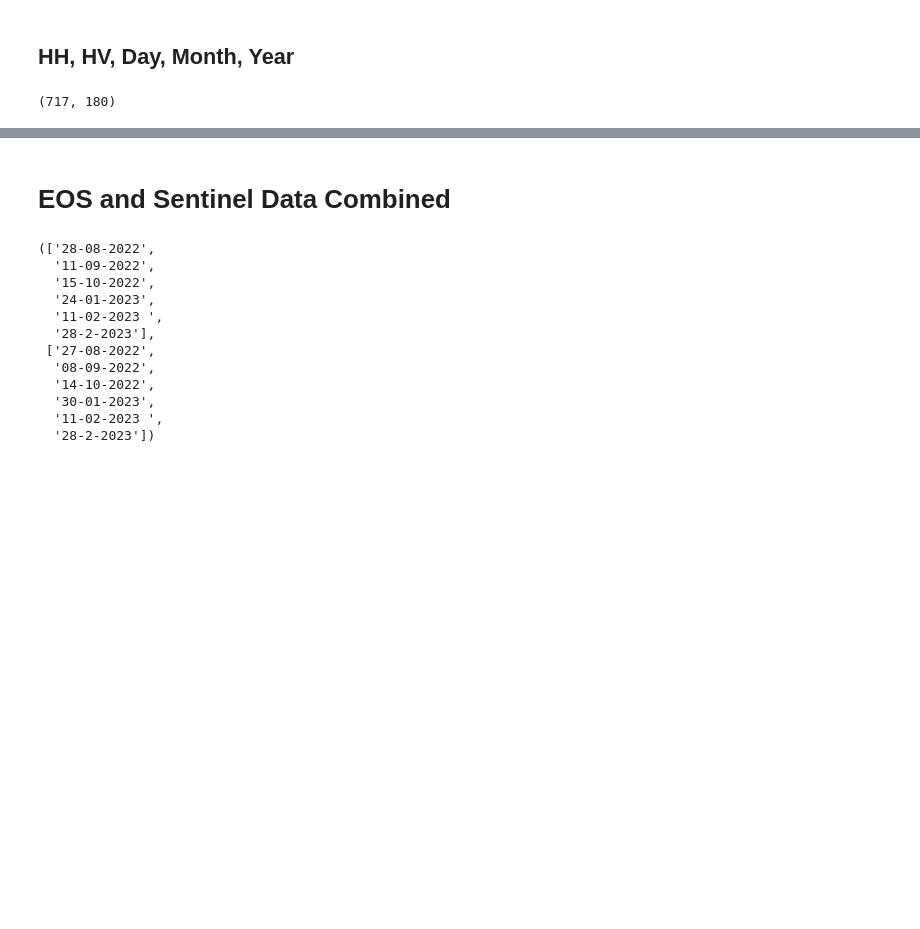
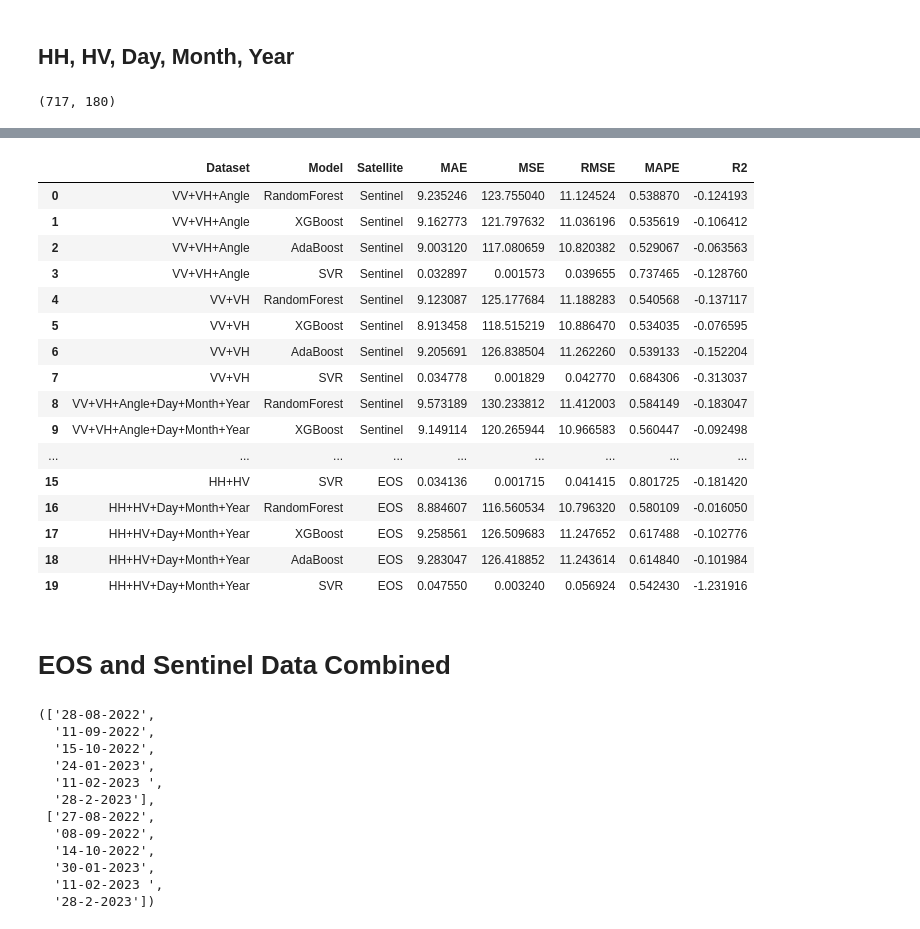
Before and after one commit to kshipra-jadav/major-2-experiments, a Jupyter notebook: code/classical_ml_new.ipynb, the cells around one changed output, grey strips where cells are left out. Drawn from its saved outputs; the diff is of its cells as text; code cells hidden in the pictures; blank space fills up the shorter version.

Commit message:
refactor metrics added mean percentage error

```diff
--- a/code/classical_ml_new.ipynb
+++ b/code/classical_ml_new.ipynb
@@ -34,7 +34,7 @@ eos.sheet_names, sentinel.sheet_names
 # One Big Class For Experiments
 # %%
 from sklearn.model_selection import GridSearchCV
-from sklearn.metrics import root_mean_squared_error, mean_absolute_error, mean_squared_error, r2_score
+from sklearn.metrics import root_mean_squared_error, mean_absolute_error, mean_squared_error, r2_score, mean_absolute_percentage_error
 from sklearn.ensemble import RandomForestRegressor, AdaBoostRegressor
 from sklearn.tree import DecisionTreeRegressor
 from sklearn.svm import SVR
@@ -98,6 +98,7 @@ class ModelExperiments:
         result_dict['MSE'] = mean_squared_error(y_true, y_preds)
         result_dict['RMSE'] = root_mean_squared_error(y_true, y_preds)
         result_dict['R2'] =  r2_score(y_true, y_preds)
+        result_dict['MAPE'] = mean_absolute_percentage_error(y_true, y_preds)
 
         return result_dict
 
@@ -534,3 +545,12 @@ Test R2 Score: -0.10198427533640286
 Fitting 3 folds for each of 320 candidates, totalling 960 fits
 Best Parameters: {'C': 100, 'epsilon': 0.01, 'gamma': 'scale', 'kernel': 'linear'}
 Test R2 Score: -1.231915905531031
+# %%
+final_results = {}
+
+final_results['Sentinel VV+VH+Angle'] = sent_vv_vh_angle
+final_results['Sentinel VV+VH'] = sent_vv_vh
+final_results['Sentinel VV+VH+Angle+Day+Month+Year'] = sent_vv_vh_angle_dmy
+
+final_results['EOS HH+HV'] = eos_hh_hv
+final_results['EOS HH+HV+Day+Month+Year'] = eos_hh_hv_dmy
@@ -536,0 +580,38 @@ Test R2 Score: -1.231915905531031
+# %%
+import pandas as pd
+
+# Flatten the nested dict
+records = []
+for dataset, models in final_results.items():
+    for model, metrics in models.items():
+        splits = dataset.split(' ')
+        row = {"Dataset": splits[1], "Model": model, "Satellite": splits[0]}
+        row.update(metrics)  # add MAE, MSE, RMSE, R2
+        records.append(row)
+
+# Convert to DataFrame
+results_df = pd.DataFrame(records)
+
+# Optional: nicer ordering
+results_df = results_df[["Dataset", "Model", "Satellite", "MAE", "MSE", "RMSE", "MAPE", "R2"]]
+
+# Preview
+results_df
+# %% [output]
+|  | Dataset | Model | Satellite | MAE | MSE | RMSE | MAPE | R2 |
+| 0 | VV+VH+Angle | RandomForest | Sentinel | 9.235246 | 123.755040 | 11.124524 | 0.538870 | -0.124193 |
+| 1 | VV+VH+Angle | XGBoost | Sentinel | 9.162773 | 121.797632 | 11.036196 | 0.535619 | -0.106412 |
+| 2 | VV+VH+Angle | AdaBoost | Sentinel | 9.003120 | 117.080659 | 10.820382 | 0.529067 | -0.063563 |
+| 3 | VV+VH+Angle | SVR | Sentinel | 0.032897 | 0.001573 | 0.039655 | 0.737465 | -0.128760 |
+| 4 | VV+VH | RandomForest | Sentinel | 9.123087 | 125.177684 | 11.188283 | 0.540568 | -0.137117 |
+| 5 | VV+VH | XGBoost | Sentinel | 8.913458 | 118.515219 | 10.886470 | 0.534035 | -0.076595 |
+| 6 | VV+VH | AdaBoost | Sentinel | 9.205691 | 126.838504 | 11.262260 | 0.539133 | -0.152204 |
+| 7 | VV+VH | SVR | Sentinel | 0.034778 | 0.001829 | 0.042770 | 0.684306 | -0.313037 |
+| 8 | VV+VH+Angle+Day+Month+Year | RandomForest | Sentinel | 9.573189 | 130.233812 | 11.412003 | 0.584149 | -0.183047 |
+| 9 | VV+VH+Angle+Day+Month+Year | XGBoost | Sentinel | 9.149114 | 120.265944 | 10.966583 | 0.560447 | -0.092498 |
+| ... | ... | ... | ... | ... | ... | ... | ... | ... |
+| 15 | HH+HV | SVR | EOS | 0.034136 | 0.001715 | 0.041415 | 0.801725 | -0.181420 |
+| 16 | HH+HV+Day+Month+Year | RandomForest | EOS | 8.884607 | 116.560534 | 10.796320 | 0.580109 | -0.016050 |
+| 17 | HH+HV+Day+Month+Year | XGBoost | EOS | 9.258561 | 126.509683 | 11.247652 | 0.617488 | -0.102776 |
+| 18 | HH+HV+Day+Month+Year | AdaBoost | EOS | 9.283047 | 126.418852 | 11.243614 | 0.614840 | -0.101984 |
+| 19 | HH+HV+Day+Month+Year | SVR | EOS | 0.047550 | 0.003240 | 0.056924 | 0.542430 | -1.231916 |
```
Also changed, not shown: parts of 7 cells of this notebook, 7 other files.
